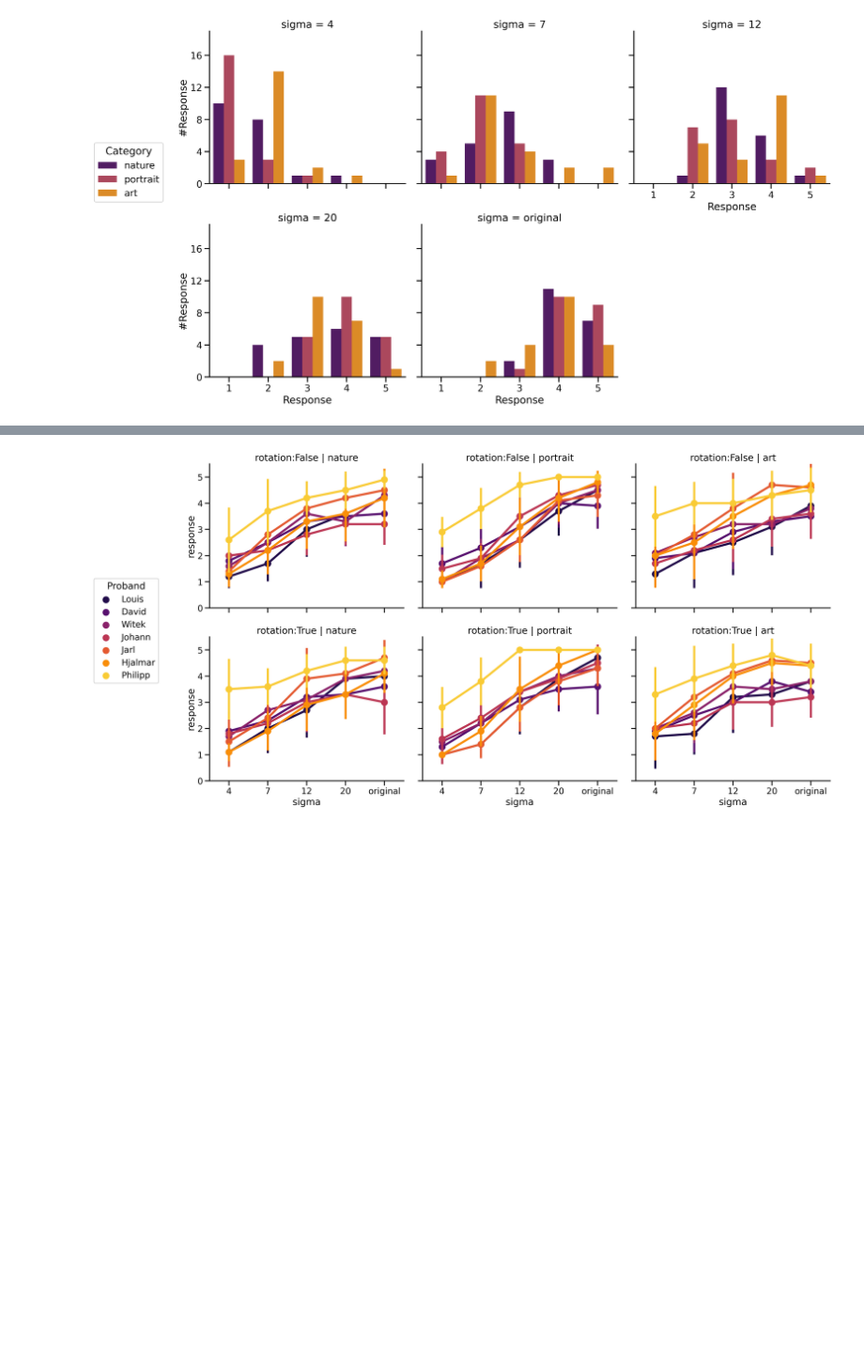
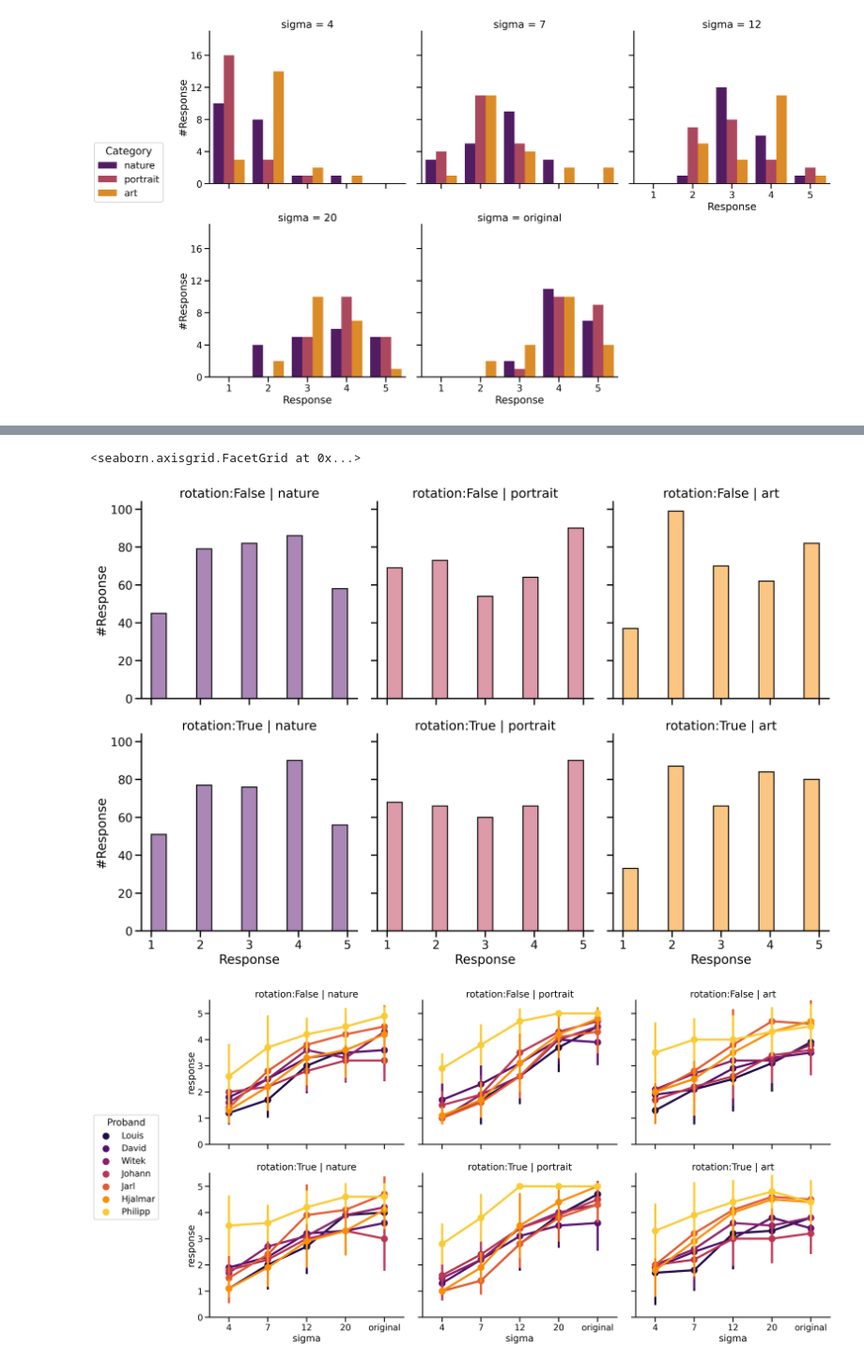
Before and after one commit to NerdPixel/PiQ, a Jupyter notebook: results/final_plots.ipynb, the cells around one changed output, grey strips where cells are left out. Shown at 94% size. Cells and saved outputs as stored; diff of their text form; code cells hidden in the pictures; blank space fills up the shorter version.

```diff
--- a/results/final_plots.ipynb
+++ b/results/final_plots.ipynb
@@ -76,3 +82,18 @@ g.set_xlabels('Response')
+# %%
+#distplot by category and rotation, alle probanden
+g = sns.displot(x='response', data=df, kind='hist', palette='inferno', col='category',
+                hue="category", row='rotation', legend=False)
+
+plt.subplots_adjust(wspace=0.4)
+plt.tight_layout()
+g.fig.set_dpi(300)
+g.set_titles('rotation:{row_name} | {col_name}')
+g.set_ylabels('#Response')
+
+g.set_xlabels('Response')
+# %% [output]
+<seaborn.axisgrid.FacetGrid at 0x...>
+[figure, added]
 # %%
 #catplot alle
 g = sns.catplot(x='sigma', y='response', data=df, col ='category', row='rotation',
```
Also changed, not shown: parts of 4 cells of this notebook.
